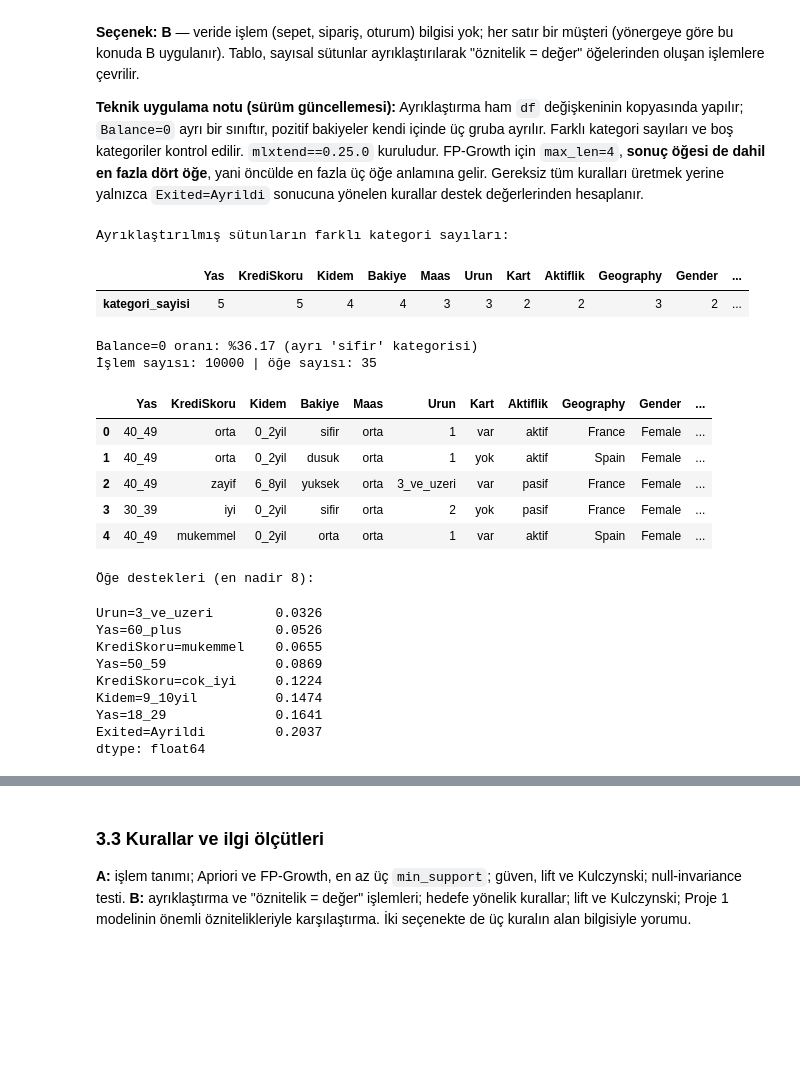
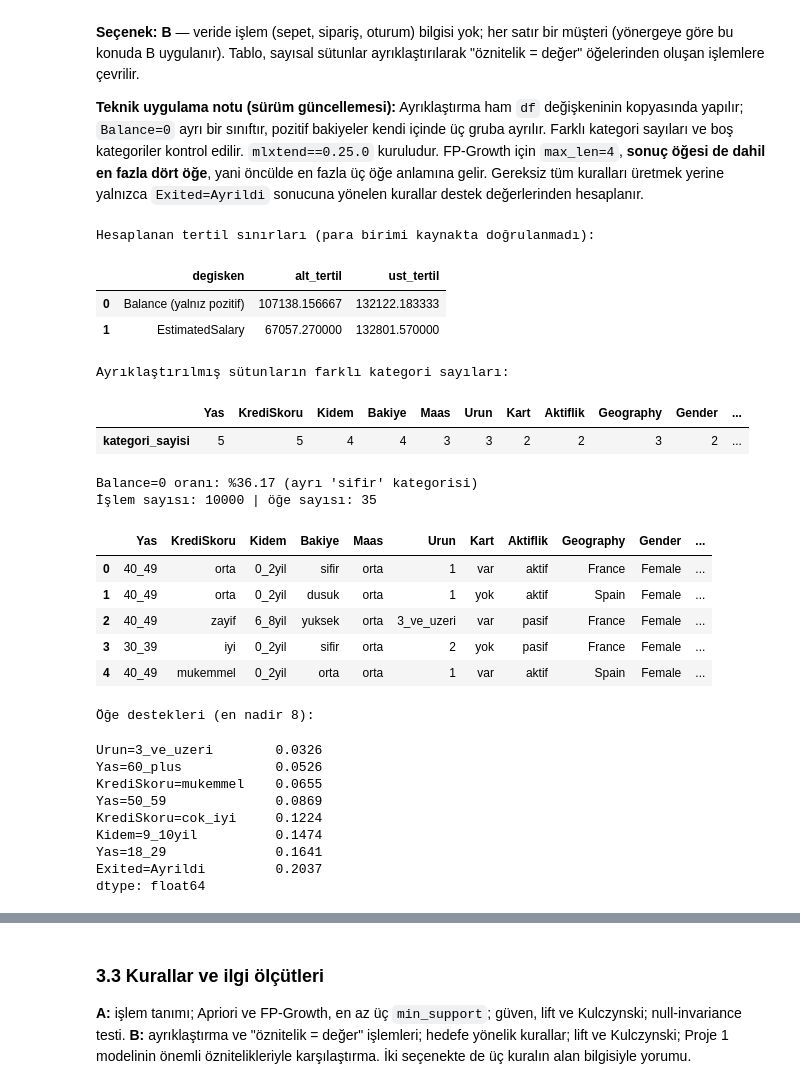
Before and after one commit to gulsenmurat/proje1, a Jupyter notebook: proje1/BIL545_Proje1_Grup01.ipynb, the cells around one changed output, grey strips where cells are left out. Saved outputs shown, nothing was run; the diff lists cells and outputs as text; code cells hidden in the pictures; blank space fills up the shorter version.

```diff
--- a/proje1/BIL545_Proje1_Grup01.ipynb
+++ b/proje1/BIL545_Proje1_Grup01.ipynb
@@ -1588,61 +1621,78 @@ from mlxtend.frequent_patterns import fpgrowth
 def ayriklastir(d):
     o = pd.DataFrame(index=d.index)
     o["Yas"] = pd.cut(d["Age"], [17, 29, 39, 49, 59, 100], labels=["18_29", "30_39", "40_49", "50_59", "60_plus"])
-    o["KrediSkoru"] = pd.cut(d["CreditScore"], [0, 579, 669, 739, 799, 900], labels=["zayif", "orta", "iyi", "cok_iyi", "mukemmel"])   # FICO benzeri bantlar
+    o["KrediSkoru"] = pd.cut(d["CreditScore"], [0, 579, 669, 739, 799, 900], labels=["zayif", "orta", "iyi", "cok_iyi", "mukemmel"])   # Bu çalışma için seçilmiş skor bantları; kaynak FICO sistemini doğrulamıyor
     o["Kidem"] = pd.cut(d["Tenure"], [-1, 2, 5, 8, 10], labels=["0_2yil", "3_5yil", "6_8yil", "9_10yil"])
     pozitif = d.loc[d["Balance"] > 0, "Balance"]; q = pozitif.quantile([1/3, 2/3]).values
     o["Bakiye"] = np.select([d["Balance"] == 0, d["Balance"] <= q[0], d["Balance"] <= q[1]], ["sifir", "dusuk", "orta"], default="yuksek")
     qm = d["EstimatedSalary"].quantile([1/3, 2/3]).values
     o["Maas"] = np.select([d["EstimatedSalary"] <= qm[0], d["EstimatedSalary"] <= qm[1]], ["dusuk", "orta"], default="yuksek")
     o["Urun"] = d["NumOfProducts"].clip(upper=3).map({1: "1", 2: "2", 3: "3_ve_uzeri"})
     o["Kart"] = d["HasCrCard"].map({0: "yok", 1: "var"})
     o["Aktiflik"] = d["IsActiveMember"].map({0: "pasif", 1: "aktif"})
     o["Geography"] = d["Geography"]; o["Gender"] = d["Gender"]
     o["Exited"] = d["Exited"].map({0: "Kaldi", 1: "Ayrildi"})
     return o.astype(str)
 # Ayrıklaştırma her zaman ham verinin KOPYASI üzerinden yapılır.
 # Hücreler sırasız çalıştırıldıysa ham veride sessiz bozulmayı erkenden yakala.
 beklenen_sayisal = ["Age", "CreditScore", "Tenure", "Balance", "EstimatedSalary", "NumOfProducts"]
 for sutun in beklenen_sayisal:
     if not pd.api.types.is_numeric_dtype(df[sutun]):
         raise TypeError(f"{sutun} artık sayısal değil; veriyi yükleme hücresini yeniden çalıştırın.")
     if df[sutun].nunique(dropna=False) <= 1:
         raise ValueError(f"{sutun} sabit: ham veriyi yeniden yükleyin; önceki hücrelerde üzerine yazılmış olabilir.")
+ham_once = df.copy(deep=True)
 tablo_ayrik = ayriklastir(df.copy(deep=True))
+pd.testing.assert_frame_equal(df, ham_once)
+pozitif_esikler = df.loc[df["Balance"] > 0, "Balance"].quantile([1/3, 2/3])
+maas_esikler = df["EstimatedSalary"].quantile([1/3, 2/3])
+ayriklastirma_sinirlari = pd.DataFrame([
+    {"degisken": "Balance (yalnız pozitif)", "alt_tertil": pozitif_esikler.iloc[0], "ust_tertil": pozitif_esikler.iloc[1]},
+    {"degisken": "EstimatedSalary", "alt_tertil": maas_esikler.iloc[0], "ust_tertil": maas_esikler.iloc[1]}
+])
+print("Hesaplanan tertil sınırları (para birimi kaynakta doğrulanmadı):")
+display(ayriklastirma_sinirlari.round(6))
 if tablo_ayrik.isin(["nan", "None", "NaN"]).any().any():
     raise ValueError("Ayrıklaştırmada boş kategori oluştu; aralık sınırlarını ve ham veriyi kontrol edin.")
 farkli_sayilar = tablo_ayrik.nunique(dropna=False)
 print("Ayrıklaştırılmış sütunların farklı kategori sayıları:")
 display(farkli_sayilar.to_frame("kategori_sayisi").T)
 if (farkli_sayilar <= 1).any():
     raise ValueError("Tek gruba düşen sütunlar: " + ", ".join(farkli_sayilar[farkli_sayilar <= 1].index))
 print(f"Balance=0 oranı: %{(df['Balance'] == 0).mean() * 100:.2f} (ayrı 'sifir' kategorisi)")
 T = pd.get_dummies(tablo_ayrik, prefix_sep="=").astype(bool)      # satır = işlem, sütun = 'öznitelik=değer' öğesi
 print("İşlem sayısı:", len(T), "| öğe sayısı:", T.shape[1])
 display(tablo_ayrik.head())
 print("Öğe destekleri (en nadir 8):"); display(T.mean().sort_values().head(8).round(4))
+assert len(T) == len(df) and (T.sum(axis=1) == len(tablo_ayrik.columns)).all()
+assert set(tablo_ayrik.columns).isdisjoint(ID_COLS + [HIGH_CARD])
+assert not any(o.startswith(("RowNumber=", "CustomerId=", "Surname=")) for o in T.columns)
 # %% [output]
-Ayrıklaştırılmış sütunların farklı kategori sayıları:
+Hesaplanan tertil sınırları (para birimi kaynakta doğrulanmadı):
-|  | Yas | KrediSkoru | Kidem | Bakiye | Maas | Urun | Kart | Aktiflik | Geography | Gender | ... |
-| kategori_sayisi | 5 | 5 | 4 | 4 | 3 | 3 | 2 | 2 | 3 | 2 | ... |
+|  | degisken | alt_tertil | ust_tertil |
+| 0 | Balance (yalnız pozitif) | 107138.156667 | 132122.183333 |
+| 1 | EstimatedSalary | 67057.270000 | 132801.570000 |
-Balance=0 oranı: %36.17 (ayrı 'sifir' kategorisi)
-İşlem sayısı: 10000 | öğe sayısı: 35
+Ayrıklaştırılmış sütunların farklı kategori sayıları:
 |  | Yas | KrediSkoru | Kidem | Bakiye | Maas | Urun | Kart | Aktiflik | Geography | Gender | ... |
-| 0 | 40_49 | orta | 0_2yil | sifir | orta | 1 | var | aktif | France | Female | ... |
-| 1 | 40_49 | orta | 0_2yil | dusuk | orta | 1 | yok | aktif | Spain | Female | ... |
-| 2 | 40_49 | zayif | 6_8yil | yuksek | orta | 3_ve_uzeri | var | pasif | France | Female | ... |
-| 3 | 30_39 | iyi | 0_2yil | sifir | orta | 2 | yok | pasif | France | Female | ... |
-| 4 | 40_49 | mukemmel | 0_2yil | orta | orta | 1 | var | aktif | Spain | Female | ... |
+| kategori_sayisi | 5 | 5 | 4 | 4 | 3 | 3 | 2 | 2 | 3 | 2 | ... |
-Öğe destekleri (en nadir 8):
+Balance=0 oranı: %36.17 (ayrı 'sifir' kategorisi)
+İşlem sayısı: 10000 | öğe sayısı: 35
+|  | Yas | KrediSkoru | Kidem | Bakiye | Maas | Urun | Kart | Aktiflik | Geography | Gender | ... |
+| 0 | 40_49 | orta | 0_2yil | sifir | orta | 1 | var | aktif | France | Female | ... |
+| 1 | 40_49 | orta | 0_2yil | dusuk | orta | 1 | yok | aktif | Spain | Female | ... |
+| 2 | 40_49 | zayif | 6_8yil | yuksek | orta | 3_ve_uzeri | var | pasif | France | Female | ... |
+| 3 | 30_39 | iyi | 0_2yil | sifir | orta | 2 | yok | pasif | France | Female | ... |
+| 4 | 40_49 | mukemmel | 0_2yil | orta | orta | 1 | var | aktif | Spain | Female | ... |
-Urun=3_ve_uzeri        0.0326
-Yas=60_plus            0.0526
-KrediSkoru=mukemmel    0.0655
-Yas=50_59              0.0869
-KrediSkoru=cok_iyi     0.1224
-Kidem=9_10yil          0.1474
-Yas=18_29              0.1641
-Exited=Ayrildi         0.2037
-dtype: float64
+Öğe destekleri (en nadir 8):
+Urun=3_ve_uzeri        0.0326
+Yas=60_plus            0.0526
+KrediSkoru=mukemmel    0.0655
+Yas=50_59              0.0869
+KrediSkoru=cok_iyi     0.1224
+Kidem=9_10yil          0.1474
+Yas=18_29              0.1641
+Exited=Ayrildi         0.2037
+dtype: float64
 # %% [markdown]
 **Yorum** Bu çalışmada birliktelik analizi için Seçenek B yöntemini kullandım. Veri kümesinde alışveriş sepeti veya işlem bilgisi bulunmadığından her müşteriyi bir işlem olarak değerlendirdim.
 
```
Also changed, not shown: parts of 10 cells of this notebook, 6 other files.
